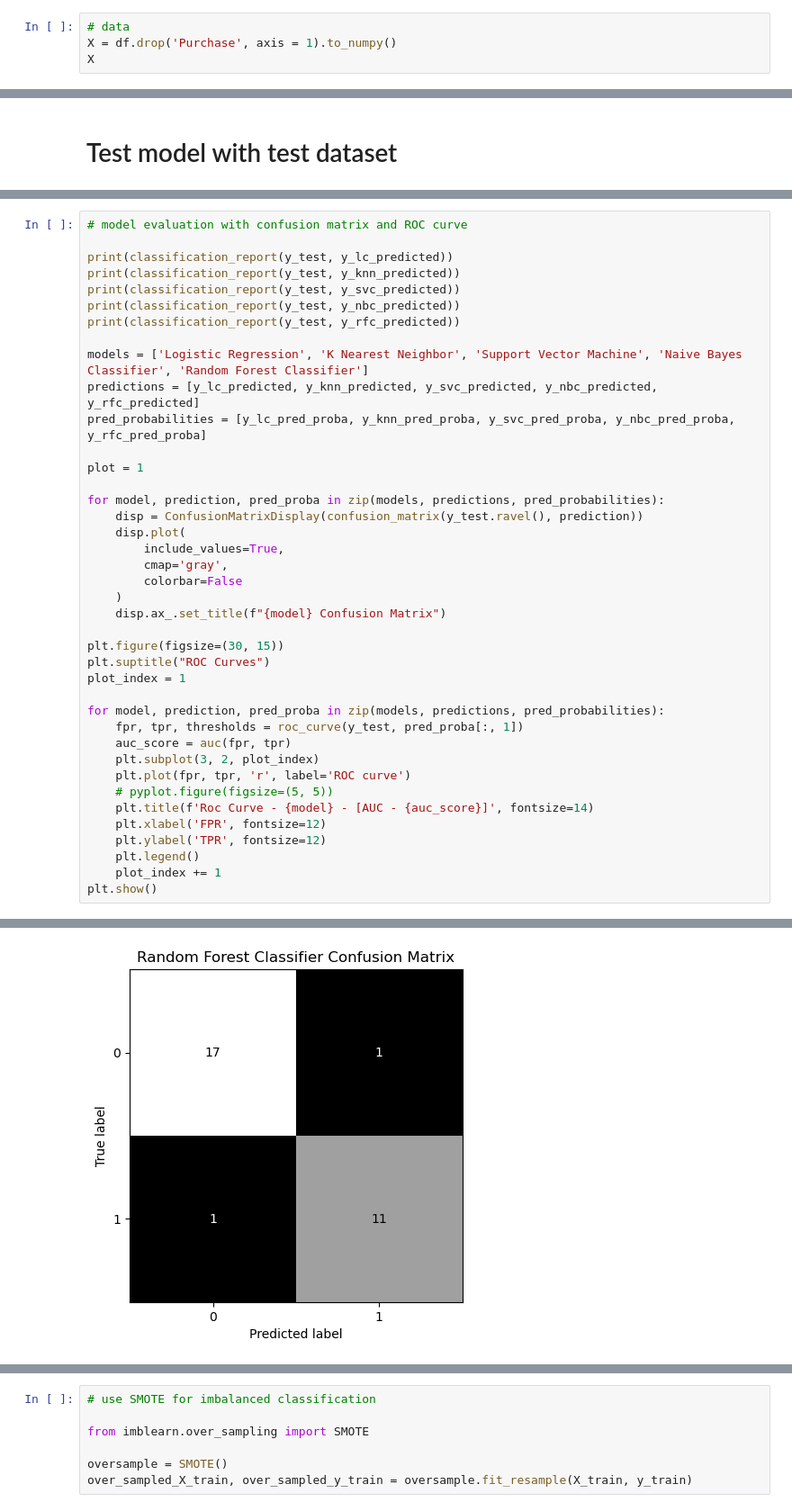
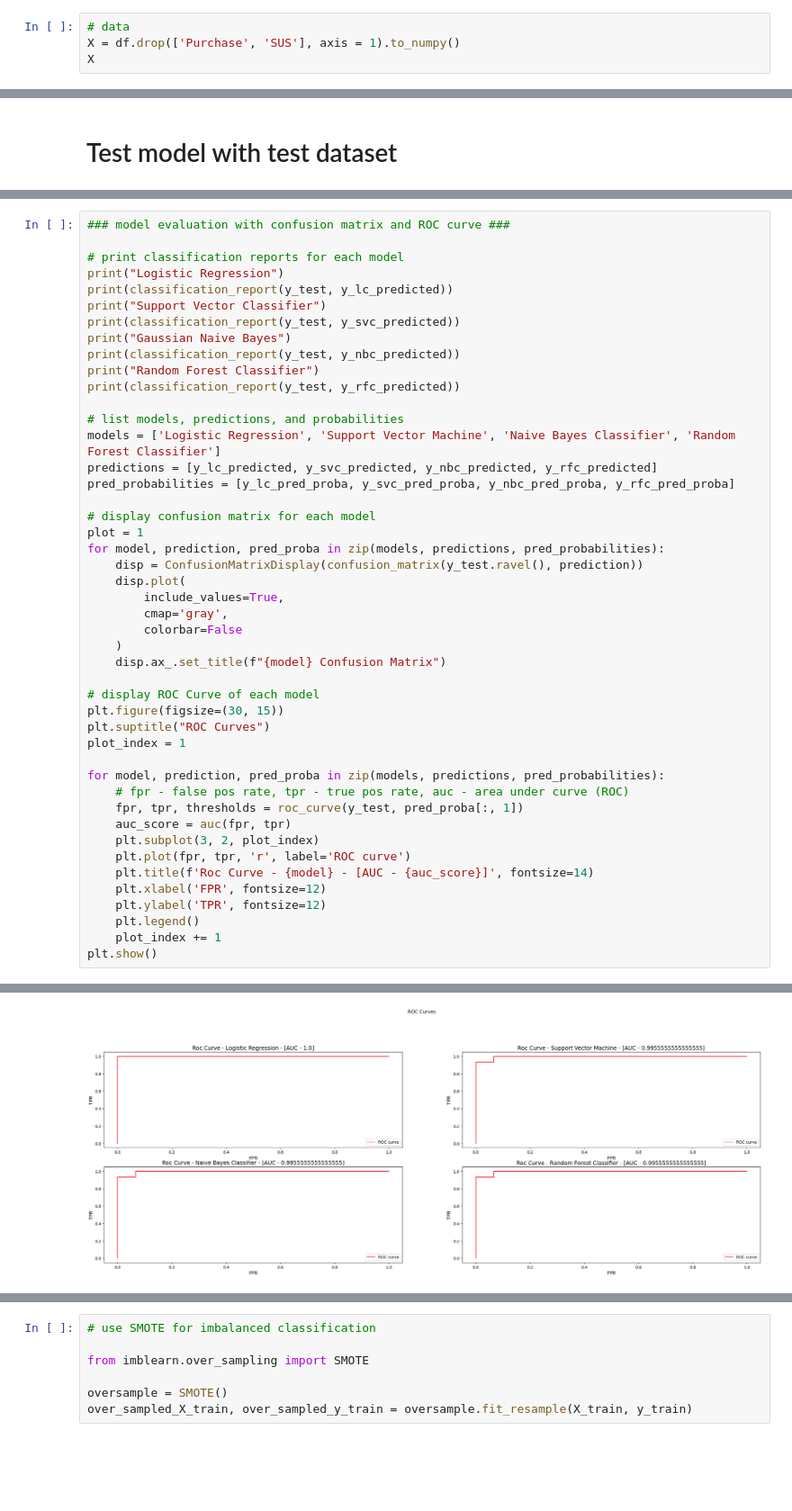
Before and after one commit to linyanna/multimodal-machine-learning, a Jupyter notebook: Assignment 1/Assignment1_pt3.ipynb, the cells around one changed output, grey strips where cells are left out. Shown at 90% size. Drawn from its saved outputs; the diff is of its cells as text; blank space fills up the shorter version.

```diff
--- a/Assignment 1/Assignment1_pt3.ipynb
+++ b/Assignment 1/Assignment1_pt3.ipynb
@@ -47,6 +47,6 @@ array([1, 0, 0, 0, 1, 0, 0, 0, 0, 0, 0, 1, 0, 1, 1, 0, 1, 1, 1, 0, 0, 0,
        1, 0, 0, 1, 1, 1, 0, 0, 1, 0, 1, 1])
 # %%
 # data
-X = df.drop('Purchase', axis = 1).to_numpy()
+X = df.drop(['Purchase', 'SUS'], axis = 1).to_numpy()
 X
 # %% [output]
@@ -123,20 +122,25 @@ y_nbc_pred_proba = nbc.predict_proba(X_test)
 y_rfc_predicted = rfc.predict(X_test)
 y_rfc_pred_proba = rfc.predict_proba(X_test)
 # %%
-# model evaluation with confusion matrix and ROC curve
+### model evaluation with confusion matrix and ROC curve ###
 
+# print classification reports for each model
+print("Logistic Regression")
 print(classification_report(y_test, y_lc_predicted))
-print(classification_report(y_test, y_knn_predicted))
+print("Support Vector Classifier")
 print(classification_report(y_test, y_svc_predicted))
+print("Gaussian Naive Bayes")
 print(classification_report(y_test, y_nbc_predicted))
+print("Random Forest Classifier")
 print(classification_report(y_test, y_rfc_predicted))
 
-models = ['Logistic Regression', 'K Nearest Neighbor', 'Support Vector Machine', 'Naive Bayes Classifier', 'Random Forest Classifier']
-predictions = [y_lc_predicted, y_knn_predicted, y_svc_predicted, y_nbc_predicted, y_rfc_predicted]
-pred_probabilities = [y_lc_pred_proba, y_knn_pred_proba, y_svc_pred_proba, y_nbc_pred_proba, y_rfc_pred_proba]
+# list models, predictions, and probabilities
+models = ['Logistic Regression', 'Support Vector Machine', 'Naive Bayes Classifier', 'Random Forest Classifier']
+predictions = [y_lc_predicted, y_svc_predicted, y_nbc_predicted, y_rfc_predicted]
+pred_probabilities = [y_lc_pred_proba, y_svc_pred_proba, y_nbc_pred_proba, y_rfc_pred_proba]
 
+# display confusion matrix for each model
 plot = 1
-
 for model, prediction, pred_proba in zip(models, predictions, pred_probabilities):
     disp = ConfusionMatrixDisplay(confusion_matrix(y_test.ravel(), prediction))
     disp.plot(
@@ -146,16 +150,17 @@ for model, prediction, pred_proba in zip(models, predictions, pred_probabilities
     )
     disp.ax_.set_title(f"{model} Confusion Matrix")
 
+# display ROC Curve of each model
 plt.figure(figsize=(30, 15))
 plt.suptitle("ROC Curves")
 plot_index = 1
 
 for model, prediction, pred_proba in zip(models, predictions, pred_probabilities):
+    # fpr - false pos rate, tpr - true pos rate, auc - area under curve (ROC)
     fpr, tpr, thresholds = roc_curve(y_test, pred_proba[:, 1])
     auc_score = auc(fpr, tpr)
     plt.subplot(3, 2, plot_index)
     plt.plot(fpr, tpr, 'r', label='ROC curve')
-    # pyplot.figure(figsize=(5, 5))
     plt.title(f'Roc Curve - {model} - [AUC - {auc_score}]', fontsize=14)
     plt.xlabel('FPR', fontsize=12)
     plt.ylabel('TPR', fontsize=12)
@@ -187 +192 @@ weighted avg       0.93      0.93      0.93        30
-[figure, old version]
+[figure, new version]
```
Also changed, not shown: parts of 12 cells of this notebook, 8 other files.
